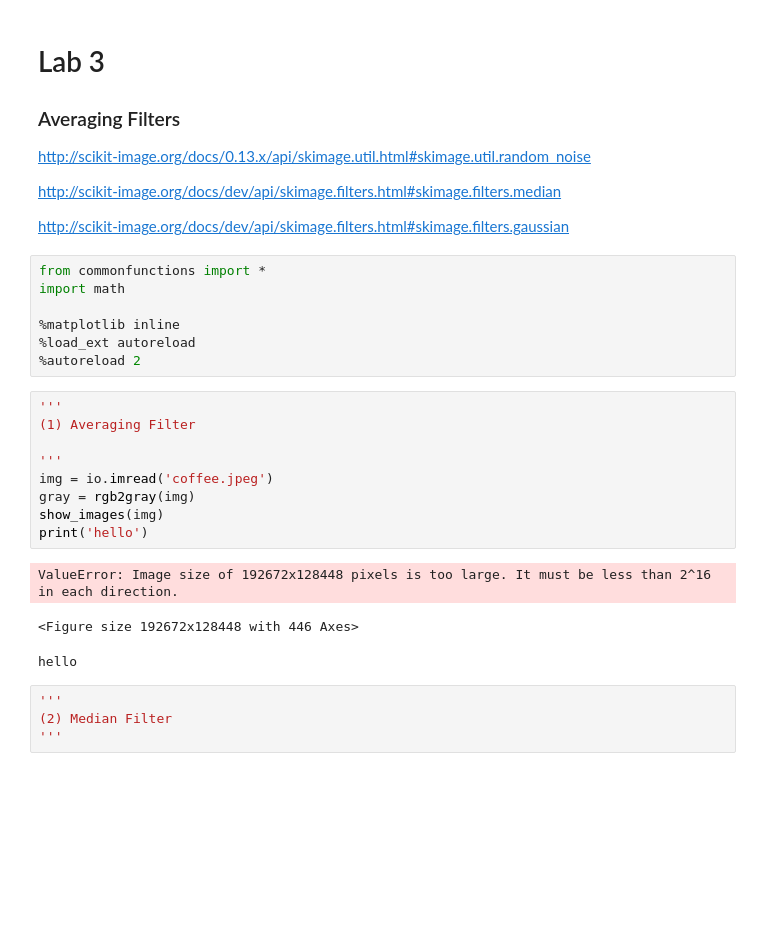
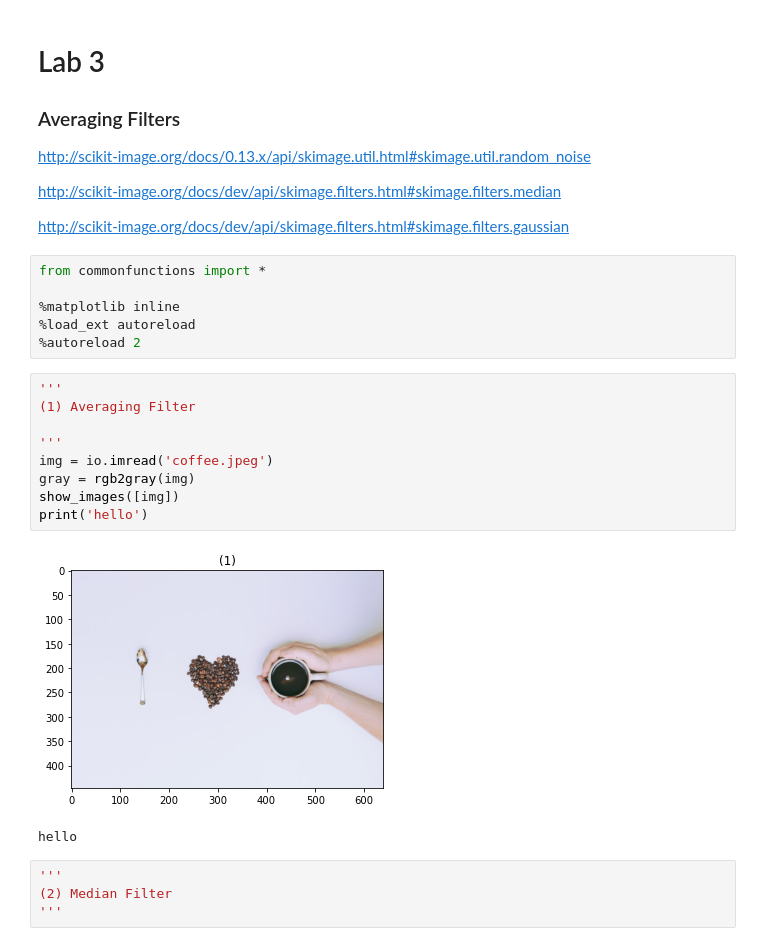
Before and after one commit to aashrafh/CMP362, a Jupyter notebook: Lab-03-Smoothing-STD/Lab_Smoothing_STD.ipynb, the cells around one changed output. Saved outputs shown, nothing was run; the diff lists cells and outputs as text; blank space fills up the shorter version.

```diff
--- a/Lab-03-Smoothing-STD/Lab_Smoothing_STD.ipynb
+++ b/Lab-03-Smoothing-STD/Lab_Smoothing_STD.ipynb
@@ -9,7 +9,6 @@ http://scikit-image.org/docs/dev/api/skimage.filters.html#skimage.filters.median
 http://scikit-image.org/docs/dev/api/skimage.filters.html#skimage.filters.gaussian
 # %%
 from commonfunctions import *
-import math
 
 %matplotlib inline
 %load_ext autoreload
@@ -17,16 +16,15 @@ import math
 # %%
 '''
 (1) Averaging Filter
 
 '''
 img = io.imread('coffee.jpeg')
 gray = rgb2gray(img)
-show_images(img)
+show_images([img])
 print('hello')
 # %% [output]
+[figure, added]
-ValueError: Image size of 192672x128448 pixels is too large. It must be less than 2^16 in each direction.
+hello
-<Figure size 192672x128448 with 446 Axes>
-hello
 # %%
 '''
 (2) Median Filter
```
Also changed, not shown: 2 other files.
